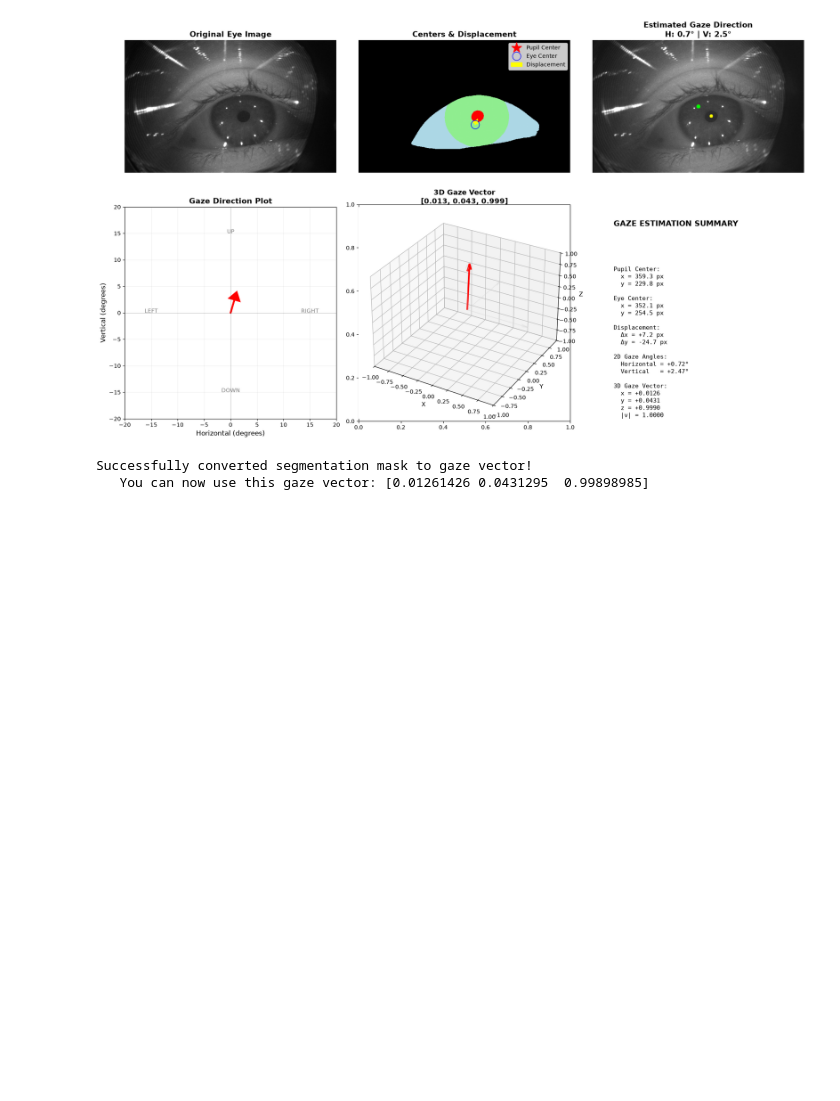
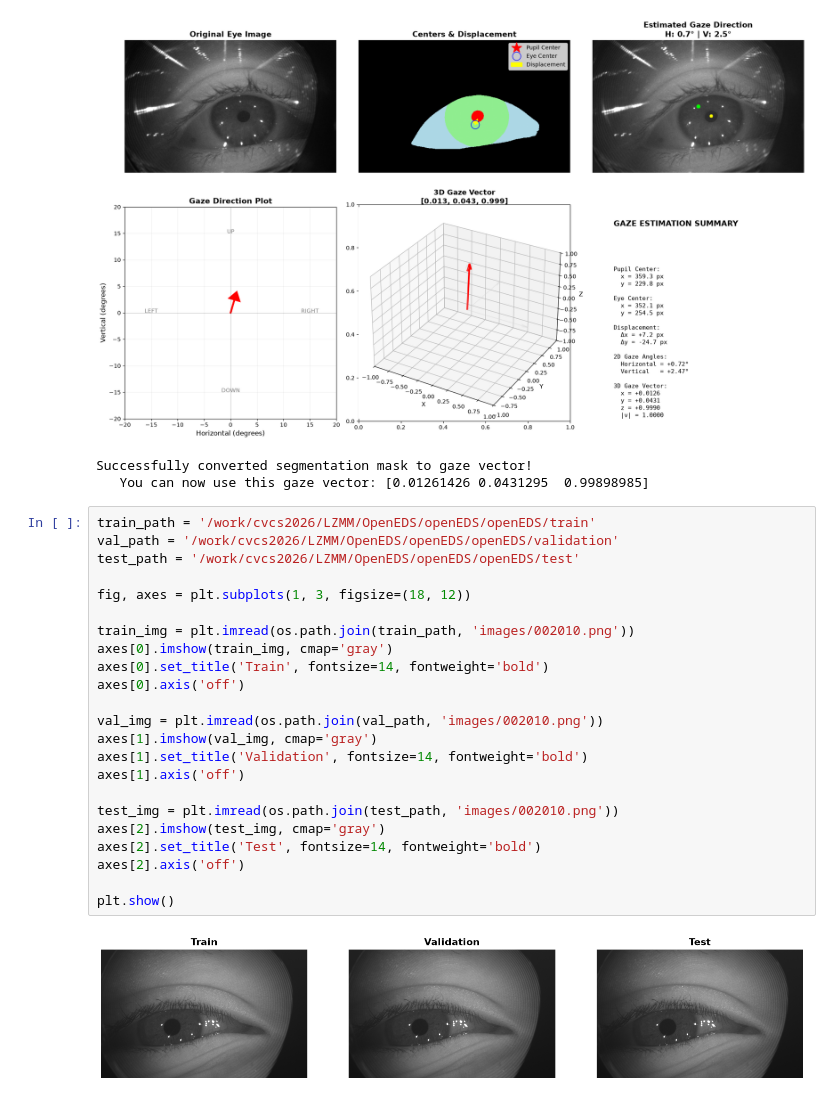
Before and after one commit to M61ss/cv-project, a Jupyter notebook: openEDS-inspector.ipynb, the cells around one changed output. Saved outputs shown, nothing was run; the diff lists cells and outputs as text; blank space fills up the shorter version.

```diff
--- a/openEDS-inspector.ipynb
+++ b/openEDS-inspector.ipynb
@@ -792,3 +792,28 @@ Estimated 2D Gaze Angles:
 [figure]
 Successfully converted segmentation mask to gaze vector!
    You can now use this gaze vector: [0.01261426 0.0431295  0.99898985]
+# %%
+train_path = '/work/cvcs2026/LZMM/OpenEDS/openEDS/openEDS/train'
+val_path = '/work/cvcs2026/LZMM/OpenEDS/openEDS/openEDS/validation'
+test_path = '/work/cvcs2026/LZMM/OpenEDS/openEDS/openEDS/test'
+
+fig, axes = plt.subplots(1, 3, figsize=(18, 12))
+
+train_img = plt.imread(os.path.join(train_path, 'images/002010.png'))
+axes[0].imshow(train_img, cmap='gray')
+axes[0].set_title('Train', fontsize=14, fontweight='bold')
+axes[0].axis('off')
+
+val_img = plt.imread(os.path.join(val_path, 'images/002010.png'))
+axes[1].imshow(val_img, cmap='gray')
+axes[1].set_title('Validation', fontsize=14, fontweight='bold')
+axes[1].axis('off')
+
+test_img = plt.imread(os.path.join(test_path, 'images/002010.png'))
+axes[2].imshow(test_img, cmap='gray')
+axes[2].set_title('Test', fontsize=14, fontweight='bold')
+axes[2].axis('off')
+
+plt.show()
+# %% [output]
+[figure, added]
```
